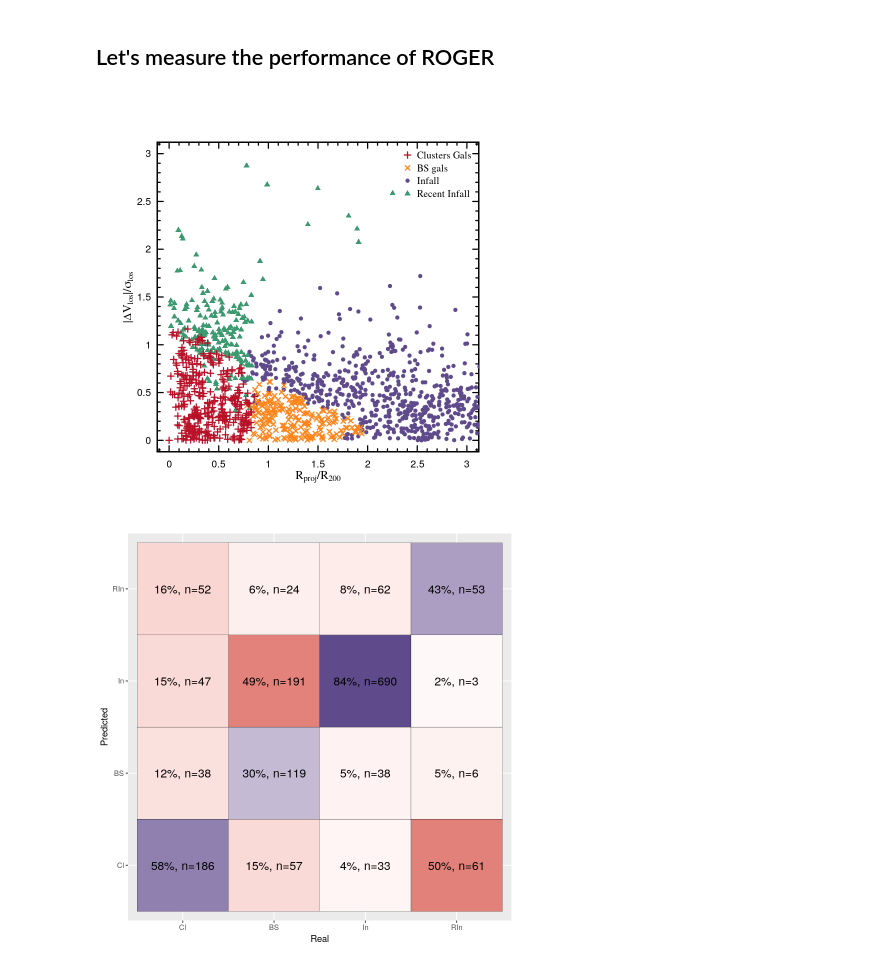
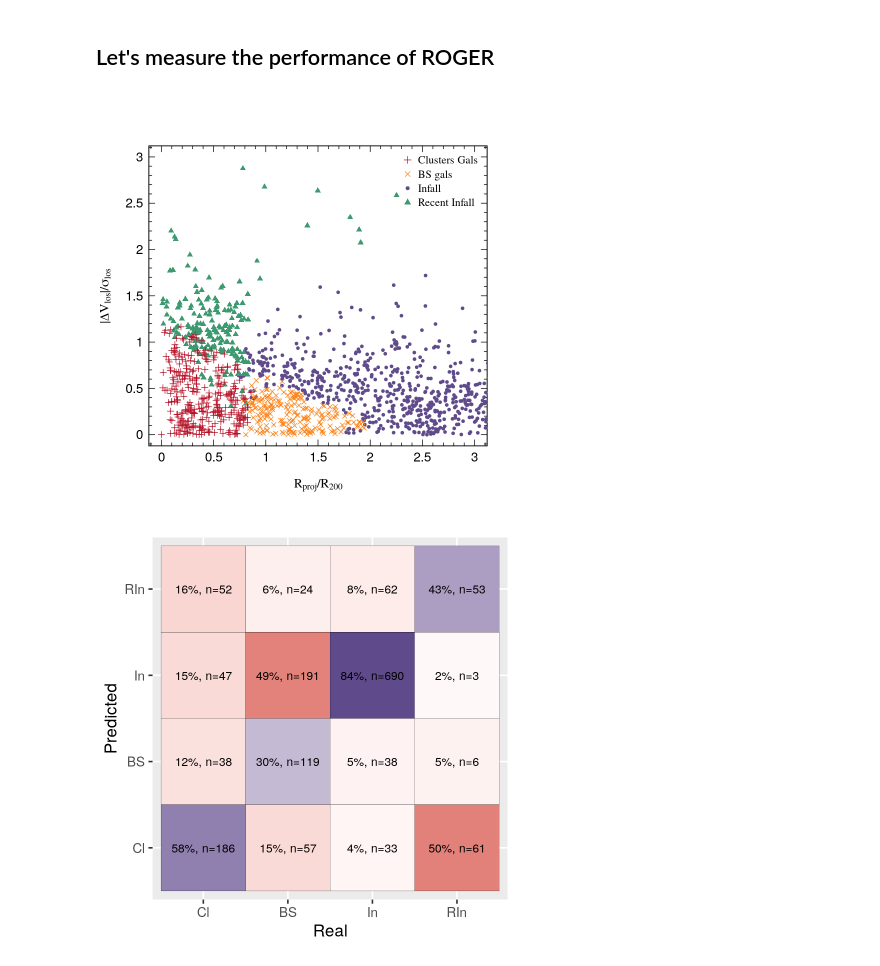
Before and after one commit to Martindelosrios/ROGER, a Jupyter notebook: Examples/Example 1.ipynb, the cells around one changed output. Drawn from its saved outputs; the diff is of its cells as text; code cells hidden in the pictures.

Commit message:
minimum change to example figure

```diff
--- a/Examples/Example 1.ipynb
+++ b/Examples/Example 1.ipynb
@@ -116,34 +124,34 @@ points(cat3$r, cat3$v, col = c3, pch = 20)
 points(cat4$r, cat4$v, col = c4, pch = 17)
 points(cat2$r, cat2$v, col = c2, pch = 4)
 points(cat1$r, cat1$v, col = c1, pch = 3)
-legend('topright', c('Clusters Gals', 'BS gals', 'Infall', 'Recent Infall'), col = c(c1, c2, c3, c4), pch = c(3, 4, 20, 17), bty = 'n')
+legend('topright', c('Clusters Gals', 'BS gals', 'Infall', 'Recent Infall'), col = c(c1, c2, c3, c4), pch = c(3, 4, 20, 17), bty = 'n', cex = c(1.1,1.1,1.1,1.1))
 # %% [output]
-[figure, old version]
+[figure, new version]
 # %%
 Real            <- cat$real_class
 Predict         <- cat$pred_class
 levels(Predict) <- c('Cl', 'BS', 'In', 'RIn')
 levels(Real)    <- c('Cl', 'BS', 'In', 'RIn')
 
 real_d        <- as.data.frame(table(Real))
 names(real_d) <- c("Real", "RealFreq")
 
 # Let's estimate the confusion matrix
 
 cMatrix        <- as.data.frame(table(Real, Predict, useNA = 'ifany'))
 names(cMatrix) <- c("Real", "Predicted", "Freq")
 
 cMatrix            <- merge(cMatrix, real_d, by = c('Real', 'Real'))
 cMatrix$Percent    <- cMatrix$Freq/cMatrix$RealFreq*100
 cMatrix$ColorScale <- cMatrix$Percent*-1
 cMatrix[which(cMatrix$Real == cMatrix$Predicted),]$ColorScale <- cMatrix[which(cMatrix$Real == cMatrix$Predicted), ]$ColorScale*-1
 cMatrix$Label <- paste(round(cMatrix$Percent,0), "%, n=", cMatrix$Freq, sep = "")
 
-
 ggplot() +
     geom_tile(aes(x = Real, y = Predicted, fill = ColorScale), data = cMatrix, color = "black", size = 0.1) +
     labs(x = "Real", y = "Predicted") +
+    theme_grey(base_size = 20) +
     geom_text(aes(x = Real, y = Predicted, label = Label), data = cMatrix, size = 5, colour = "black") +
     scale_fill_gradient2(low = c1, high = c3, mid = 'white', midpoint = 0, guide = 'none')
 # %% [output]
-[figure, old version]
+[figure, new version]
```
Also changed, not shown: parts of 1 cell of this notebook.
